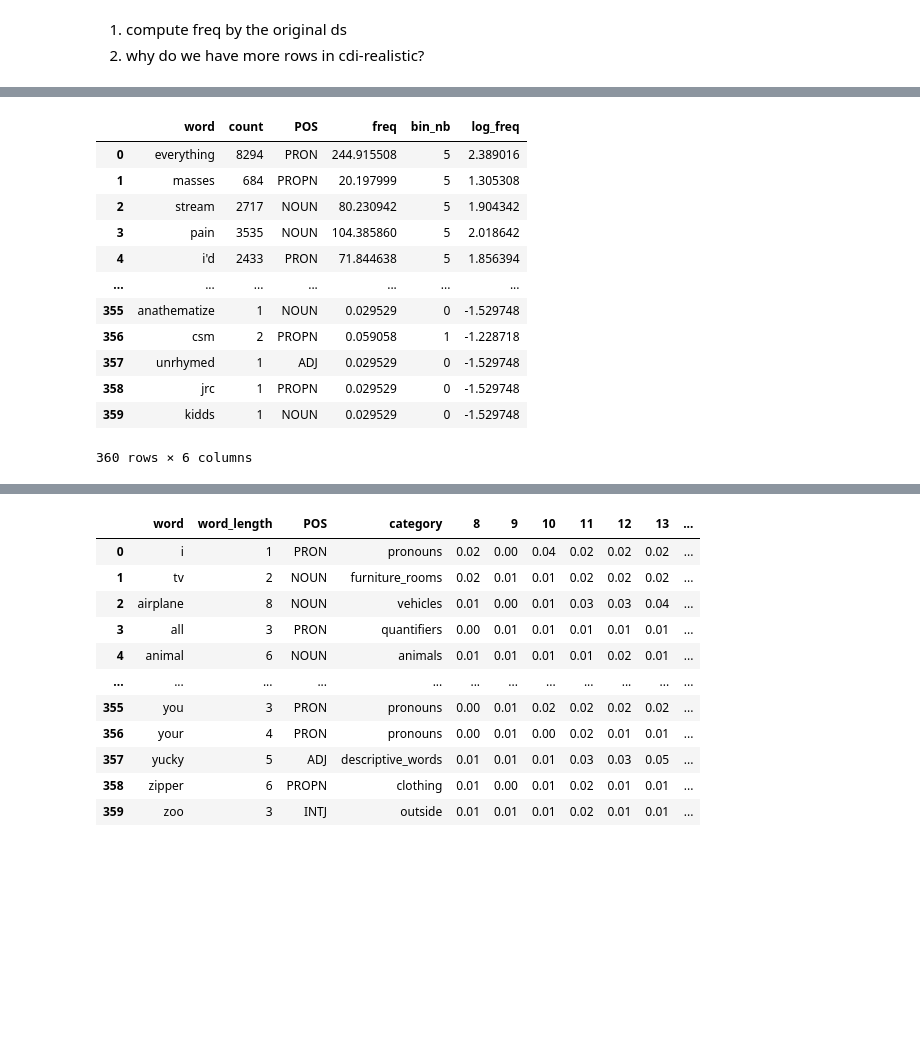
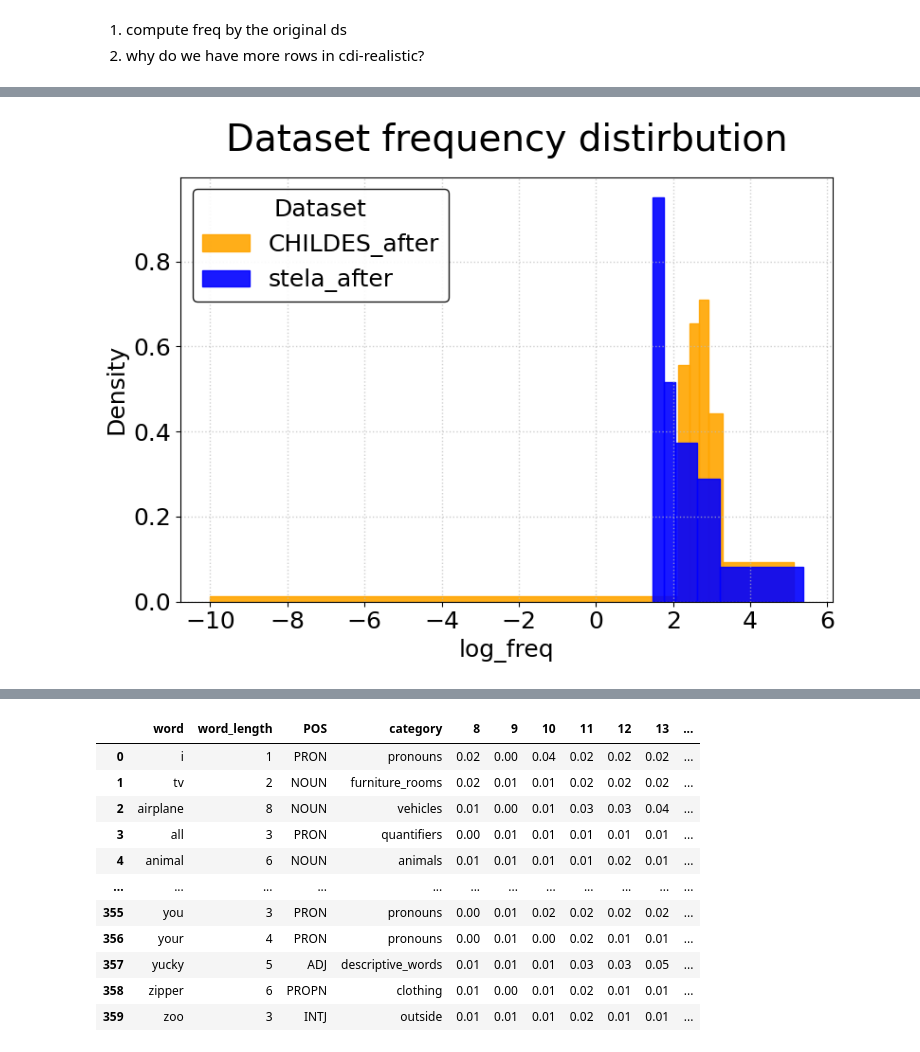
Before and after one commit to nhamilakis/Lexical-benchmark, a Jupyter notebook: notebooks/paper_fig.ipynb, the cells around one changed output, grey strips where cells are left out. Drawn from its saved outputs; the diff is of its cells as text; code cells hidden in the pictures; blank space fills up the shorter version.

```diff
--- a/notebooks/paper_fig.ipynb
+++ b/notebooks/paper_fig.ipynb
@@ -194,22 +220,13 @@ def plot_distributions(
         plt.close()
     else:
         plt.show()
-# %%
-stela_cdi
-# %% [output]
-|  | word | count | POS | freq | bin_nb | log_freq |
-| 0 | everything | 8294 | PRON | 244.915508 | 5 | 2.389016 |
-| 1 | masses | 684 | PROPN | 20.197999 | 5 | 1.305308 |
-| 2 | stream | 2717 | NOUN | 80.230942 | 5 | 1.904342 |
-| 3 | pain | 3535 | NOUN | 104.385860 | 5 | 2.018642 |
-| 4 | i'd | 2433 | PRON | 71.844638 | 5 | 1.856394 |
-| ... | ... | ... | ... | ... | ... | ... |
-| 355 | anathematize | 1 | NOUN | 0.029529 | 0 | -1.529748 |
-| 356 | csm | 2 | PROPN | 0.059058 | 1 | -1.228718 |
-| 357 | unrhymed | 1 | ADJ | 0.029529 | 0 | -1.529748 |
-| 358 | jrc | 1 | PROPN | 0.029529 | 0 | -1.529748 |
-| 359 | kidds | 1 | NOUN | 0.029529 | 0 | -1.529748 |
-360 rows × 6 columns
+# %%
+# plot the original distirbution
+dataframes = {"CHILDES_after": human_cdi, "stela_after": stela_cdi}
+# Test both plot types
+plot_distributions(dataframes, column="log_freq", bin_header="bin_nb", kind="hist", title="Dataset frequency distirbution")
+# %% [output]
+[figure, added]
 # %%
 # plot the original distirbution
 dataframes = {"CHILDES_before": childes, "child_before": child_realistic, "stela_before": stela}
```
Also changed, not shown: parts of 7 cells of this notebook.
